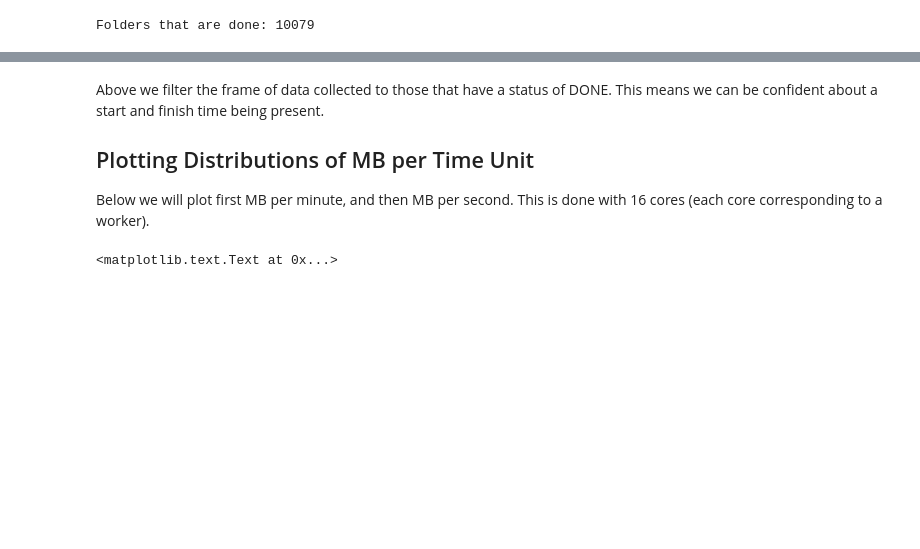
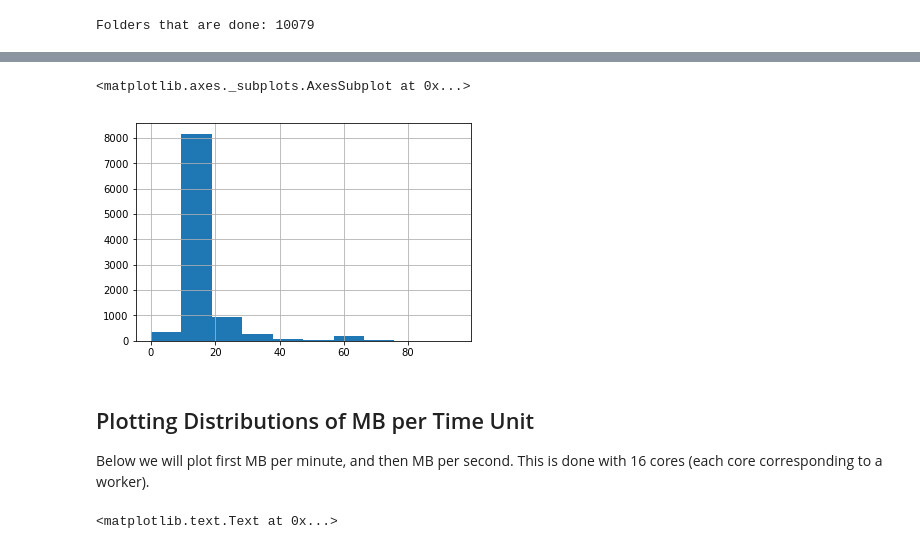
Before and after one commit to pydicom/sendit, a Jupyter notebook: logs/GDLL/sendit-alpha-metrics.ipynb, the cells around one changed output, grey strips where cells are left out. Saved outputs shown, nothing was run; the diff lists cells and outputs as text; code cells hidden in the pictures; blank space fills up the shorter version.

```diff
--- a/logs/GDLL/sendit-alpha-metrics.ipynb
+++ b/logs/GDLL/sendit-alpha-metrics.ipynb
@@ -18,5 +42,11 @@ Folders that are done: 10079
+# %%
+# And remove outliers greater than 100
+%matplotlib inline
+df[df.size_mb < 100].size_mb.hist()
+# %% [output]
+<matplotlib.axes._subplots.AxesSubplot at 0x...>
+[figure, added]
 # %% [markdown]
-Above we filter the frame of data collected to those that have a status of DONE. This means we can be confident about a start and finish time being present.
 
 ## Plotting Distributions of MB per Time Unit
 Below we will plot first MB per minute, and then MB per second. This is done with 16 cores (each core corresponding to a worker).
```
Also changed, not shown: parts of 3 cells of this notebook.
